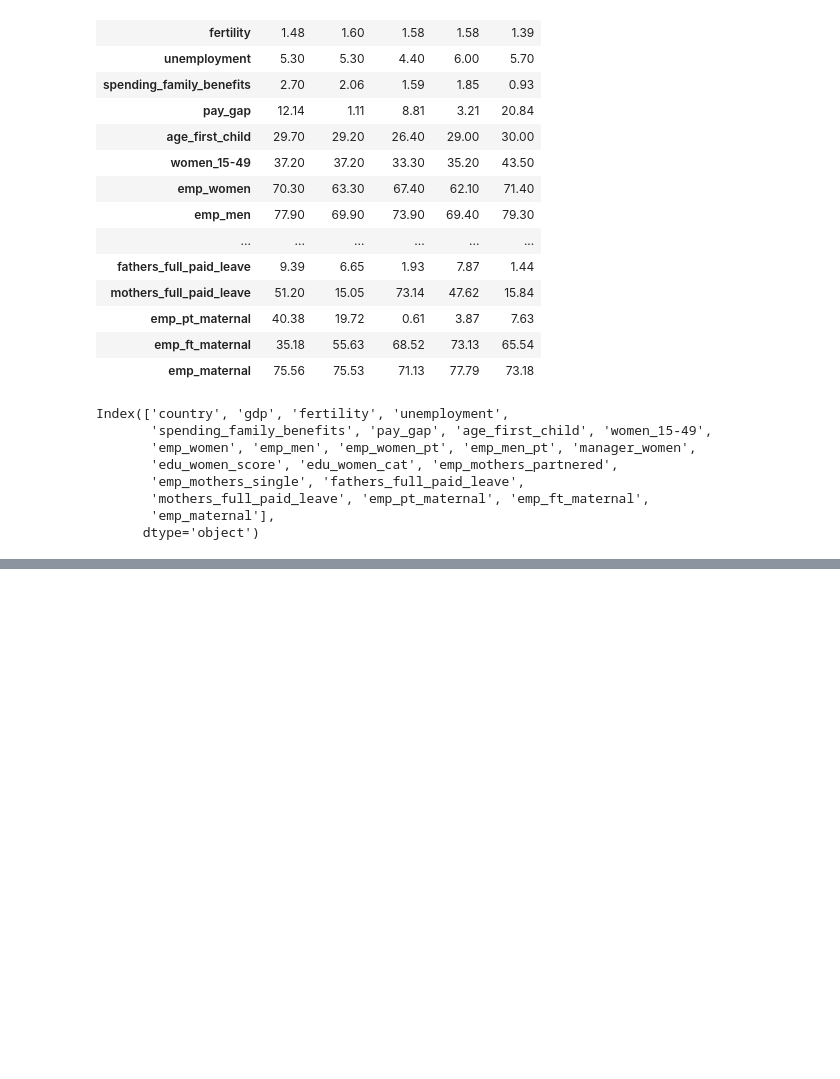
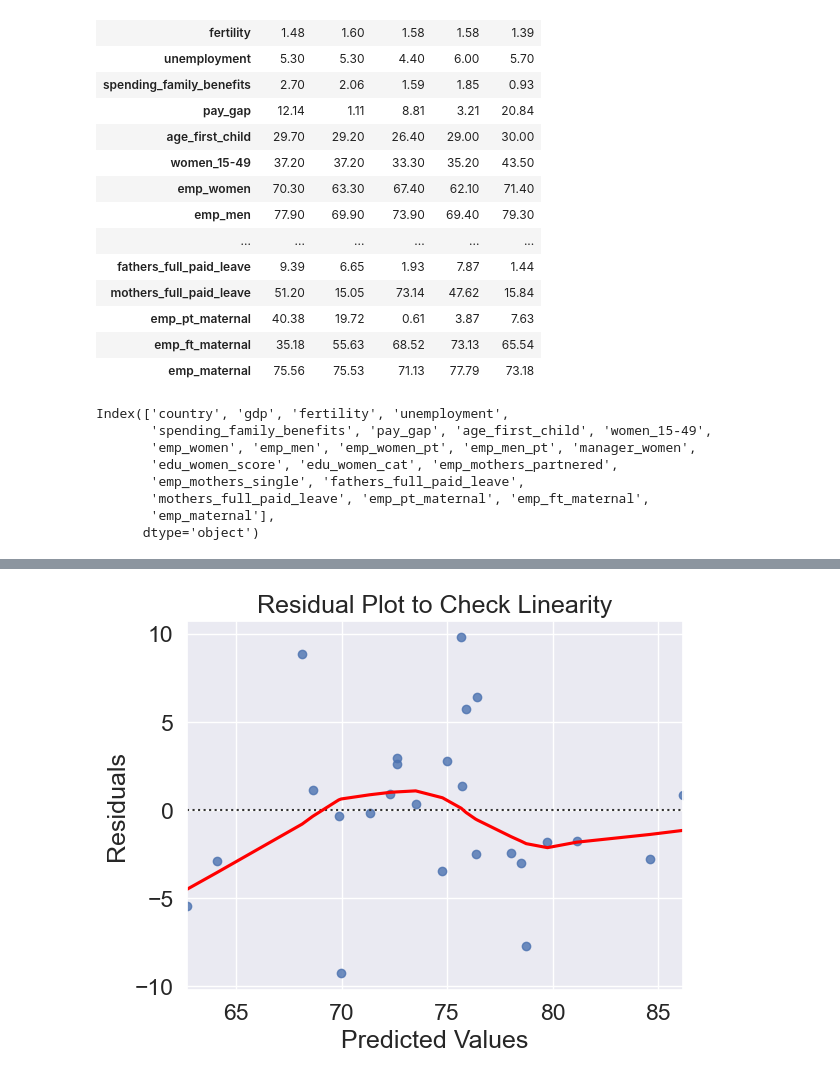
Before and after one commit to Paula0923/maternal-employment, a Jupyter notebook: inferential-maternal-employment.ipynb, the cells around one changed output, grey strips where cells are left out. Cells and saved outputs as stored; diff of their text form; code cells hidden in the pictures; blank space fills up the shorter version.

```diff
--- a/inferential-maternal-employment.ipynb
+++ b/inferential-maternal-employment.ipynb
@@ -702,0 +590,16 @@ strong multicollinearity or other numerical problems.
+# %%
+# VIF for all numerical columns
+
+# define independent variables (all but target)
+X = regression_2.drop(columns=["emp_maternal"])
+
+# add constant term
+X = sm.add_constant(X)
+
+# calculate VIF
+vif_data = pd.DataFrame()
+vif_data["Feature"] = X.columns
+vif_data["VIF"] = [variance_inflation_factor(X.values, i) for i in range(X.shape[1])]
+vif_data = vif_data.sort_values(by="VIF", ascending=False)
+
+print(vif_data)
@@ -702,0 +668,13 @@ strong multicollinearity or other numerical problems.
+# %%
+# define independent variables (all but target)
+X = regression_3.drop(columns=["emp_maternal"])
+y = regression_3["emp_maternal"]
+
+# add constant term
+X = sm.add_constant(X)
+
+# execute OLS regression
+model = sm.OLS(y, X).fit()
+
+print("\n--- Regression Summary ---")
+print(model.summary())
@@ -702,0 +753,17 @@ strong multicollinearity or other numerical problems.
+# %%
+# residual plot
+
+# predict y values
+X = sm.add_constant(regression_3.drop(columns=['emp_maternal']))
+y = regression_3['emp_maternal']
+
+model = sm.OLS(y, X).fit()
+
+# residuals vs. fitted values
+sns.residplot(x=model.fittedvalues, y=model.resid, lowess=True, line_kws={"color": "red"})
+plt.xlabel("Predicted Values")
+plt.ylabel("Residuals")
+plt.title("Residual Plot to Check Linearity")
+plt.show()
+# %% [output]
+[figure, added]
```
Also changed, not shown: parts of 60 cells of this notebook, 5 other files.
